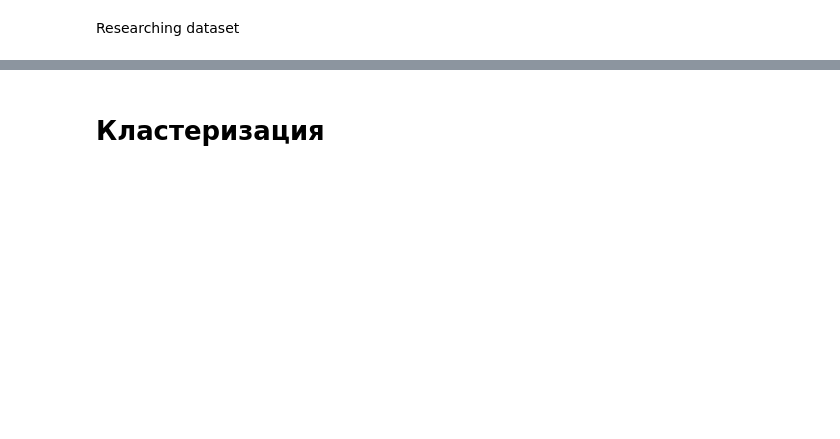
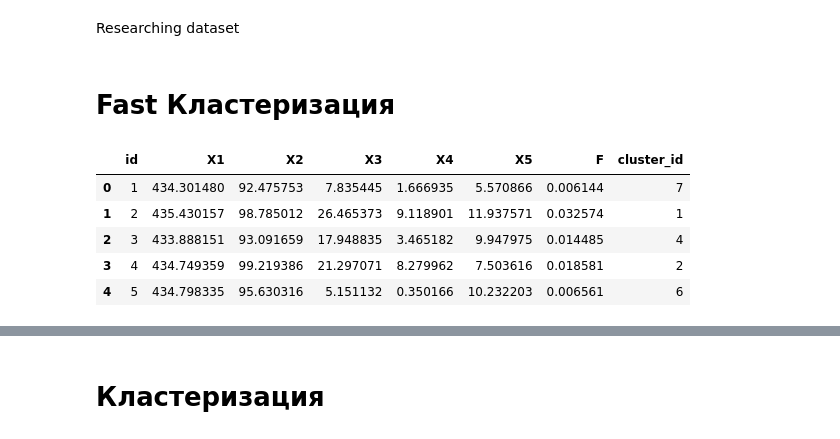
Before and after one commit to Jack55rus/clusters, a Jupyter notebook: Pipeline.ipynb, the cells around one changed output, grey strips where cells are left out. Cells and saved outputs as stored; diff of their text form; code cells hidden in the pictures; blank space fills up the shorter version.

```diff
--- a/Pipeline.ipynb
+++ b/Pipeline.ipynb
@@ -96,3 +162,5 @@ Researching dataset
 # %%
 # fig = px.scatter_3d(df, x='X1', y='X2', z='F')
 # fig.show()
+# %% [markdown]
+# Fast Кластеризация
@@ -98,0 +169,10 @@ Researching dataset
+# %%
+df = fastcluster.get_isolated_clusters(df) # Вычисление кластеров
+df.head()
+# %% [output]
+|  | id | X1 | X2 | X3 | X4 | X5 | F | cluster_id |
+| 0 | 1 | 434.301480 | 92.475753 | 7.835445 | 1.666935 | 5.570866 | 0.006144 | 7 |
+| 1 | 2 | 435.430157 | 98.785012 | 26.465373 | 9.118901 | 11.937571 | 0.032574 | 1 |
+| 2 | 3 | 433.888151 | 93.091659 | 17.948835 | 3.465182 | 9.947975 | 0.014485 | 4 |
+| 3 | 4 | 434.749359 | 99.219386 | 21.297071 | 8.279962 | 7.503616 | 0.018581 | 2 |
+| 4 | 5 | 434.798335 | 95.630316 | 5.151132 | 0.350166 | 10.232203 | 0.006561 | 6 |
```
Also changed, not shown: parts of 35 cells of this notebook, 5 other files.
